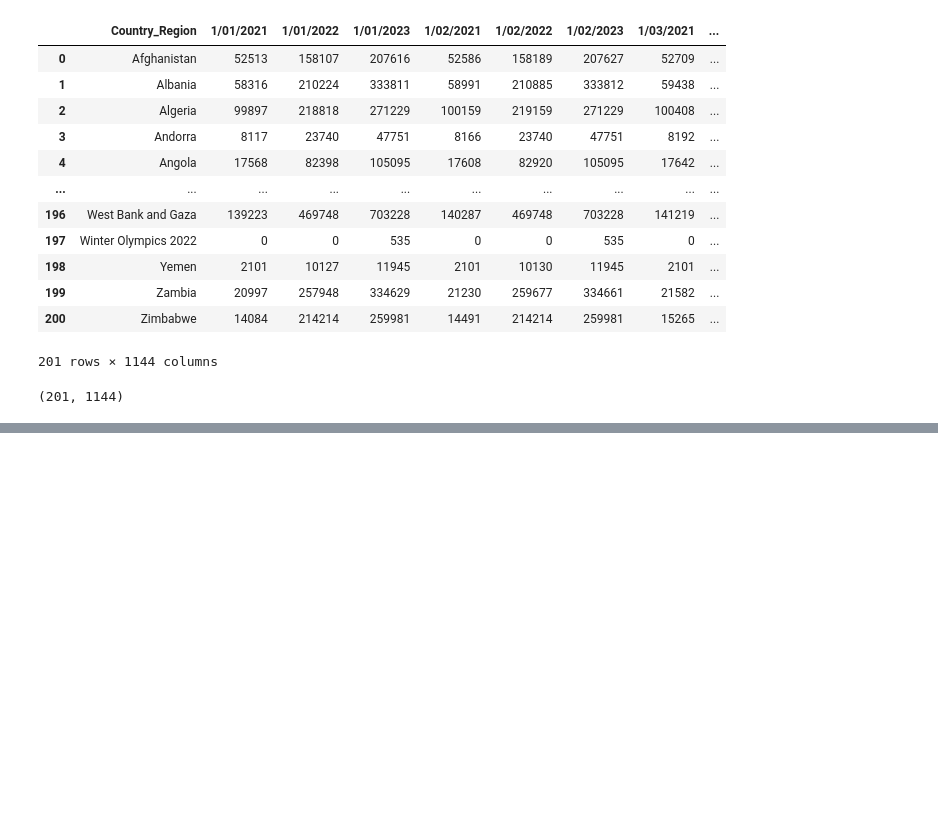
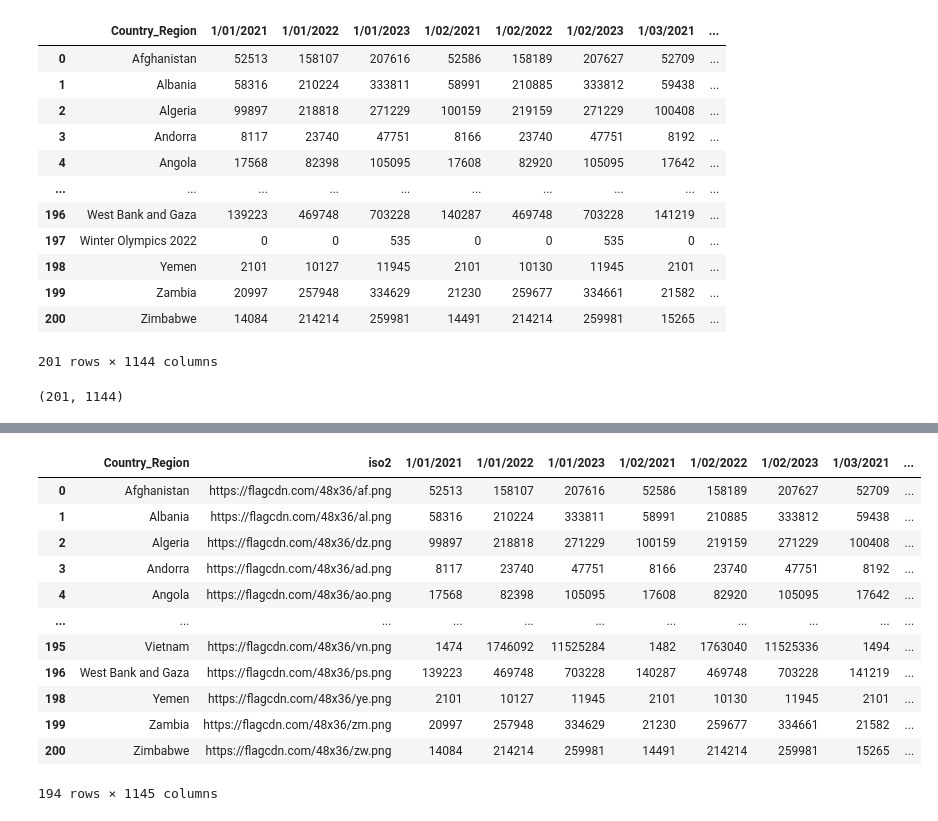
Before and after one commit to yangjik/yang.study, a Jupyter notebook: data_analyze_study/10_전처리 후 데이터로 그래프 만들기.ipynb, the cells around one changed output, grey strips where cells are left out. Cells and saved outputs as stored; diff of their text form; code cells hidden in the pictures; blank space fills up the shorter version.

```diff
--- a/data_analyze_study/10_전처리 후 데이터로 그래프 만들기.ipynb
+++ b/data_analyze_study/10_전처리 후 데이터로 그래프 만들기.ipynb
@@ -28,0 +207,6 @@ df_confirmed.shape
+# %%
+def link(row):
+    flag_link = 'https://flagcdn.com/48x36/' + row.lower() + '.png'
+    return flag_link
+
+final_data['iso2'] = final_data['iso2'].apply(link)
@@ -28,0 +231,3 @@ df_confirmed.shape
+# %%
+cols = final_data.columns.tolist()
+cols
@@ -28,0 +252,21 @@ df_confirmed.shape
+# %%
+cols.remove('iso2')
+cols.insert(1, 'iso2')
+# %%
+final_data = final_data[cols]
+# %%
+final_data
+# %% [output]
+|  | Country_Region | iso2 | 1/01/2021 | 1/01/2022 | 1/01/2023 | 1/02/2021 | 1/02/2022 | 1/02/2023 | 1/03/2021 | ... |
+| 0 | Afghanistan | https://flagcdn.com/48x36/af.png | 52513 | 158107 | 207616 | 52586 | 158189 | 207627 | 52709 | ... |
+| 1 | Albania | https://flagcdn.com/48x36/al.png | 58316 | 210224 | 333811 | 58991 | 210885 | 333812 | 59438 | ... |
+| 2 | Algeria | https://flagcdn.com/48x36/dz.png | 99897 | 218818 | 271229 | 100159 | 219159 | 271229 | 100408 | ... |
+| 3 | Andorra | https://flagcdn.com/48x36/ad.png | 8117 | 23740 | 47751 | 8166 | 23740 | 47751 | 8192 | ... |
+| 4 | Angola | https://flagcdn.com/48x36/ao.png | 17568 | 82398 | 105095 | 17608 | 82920 | 105095 | 17642 | ... |
+| ... | ... | ... | ... | ... | ... | ... | ... | ... | ... | ... |
+| 195 | Vietnam | https://flagcdn.com/48x36/vn.png | 1474 | 1746092 | 11525284 | 1482 | 1763040 | 11525336 | 1494 | ... |
+| 196 | West Bank and Gaza | https://flagcdn.com/48x36/ps.png | 139223 | 469748 | 703228 | 140287 | 469748 | 703228 | 141219 | ... |
+| 198 | Yemen | https://flagcdn.com/48x36/ye.png | 2101 | 10127 | 11945 | 2101 | 10130 | 11945 | 2101 | ... |
+| 199 | Zambia | https://flagcdn.com/48x36/zm.png | 20997 | 257948 | 334629 | 21230 | 259677 | 334661 | 21582 | ... |
+| 200 | Zimbabwe | https://flagcdn.com/48x36/zw.png | 14084 | 214214 | 259981 | 14491 | 214214 | 259981 | 15265 | ... |
+194 rows × 1145 columns
```
Also changed, not shown: parts of 31 cells of this notebook, 4 other files.
